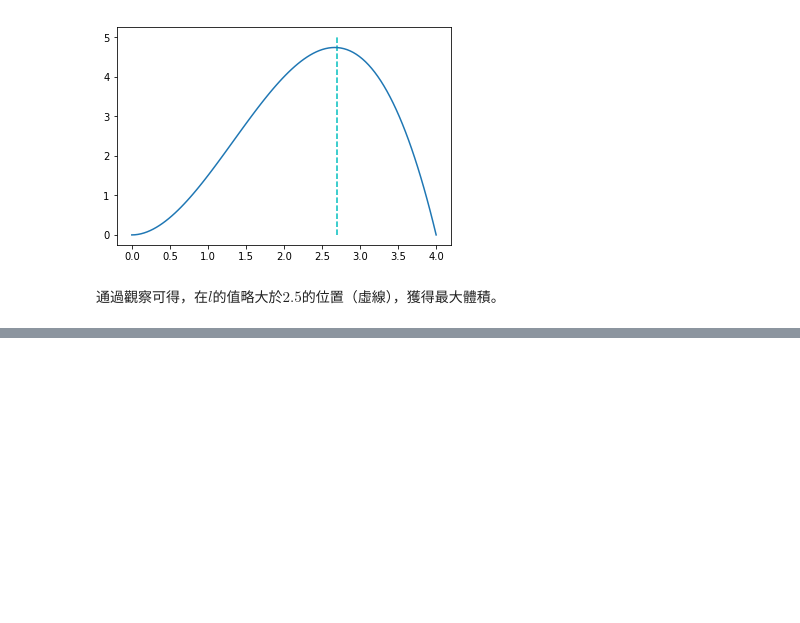
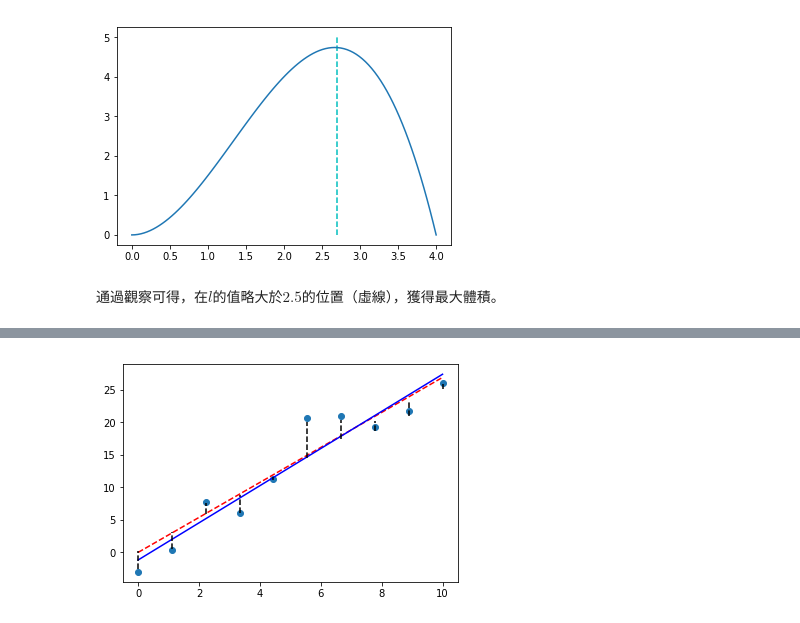
Before and after one commit to TerenceLiu98/Undergraduate-in-Statistics, a Jupyter notebook: Use PY in Calculus.ipynb, the cells around one changed output, grey strips where cells are left out. Saved outputs shown, nothing was run; the diff lists cells and outputs as text; code cells hidden in the pictures; blank space fills up the shorter version.

```diff
--- a/Use PY in Calculus.ipynb
+++ b/Use PY in Calculus.ipynb
@@ -653,0 +714,29 @@ $f(x) = f(a) + f'(a)(x-a) + \frac{1}{2}f''(a)(x-a)^2 + \dots$
+# %%
+import numpy as np
+import matplotlib.pyplot as plt
+
+# 设定好随机函数种子，确保模拟数据的可重现性
+np.random.seed(123)
+
+# 随机生成一些带误差的数据
+x = np.linspace(0,10,10)
+res = np.random.randint(-5,5,10)
+y = 3*x + res
+
+# 求解回归线的系数
+a = sum(x*y)/sum(x**2)
+
+slope, intercept = np.polyfit(x,y,1)
+
+# 绘图
+plt.plot(x,y,'o')
+plt.plot(x,a*x,'red',linestyle='--')
+plt.plot(x,slope*x+intercept, 'blue')
+for i in range(len(x)):
+    plt.axvline(x[i],min((a*x[i]+5)/35.0,(y[i]+5)/35.0),\
+         max((a*x[i]+5)/35.0,(y[i]+5)/35.0),linestyle = '--',\
+         color = 'black')
+
+plt.show()
+# %% [output]
+[figure, added]
```
Also changed, not shown: parts of 7 cells of this notebook.
